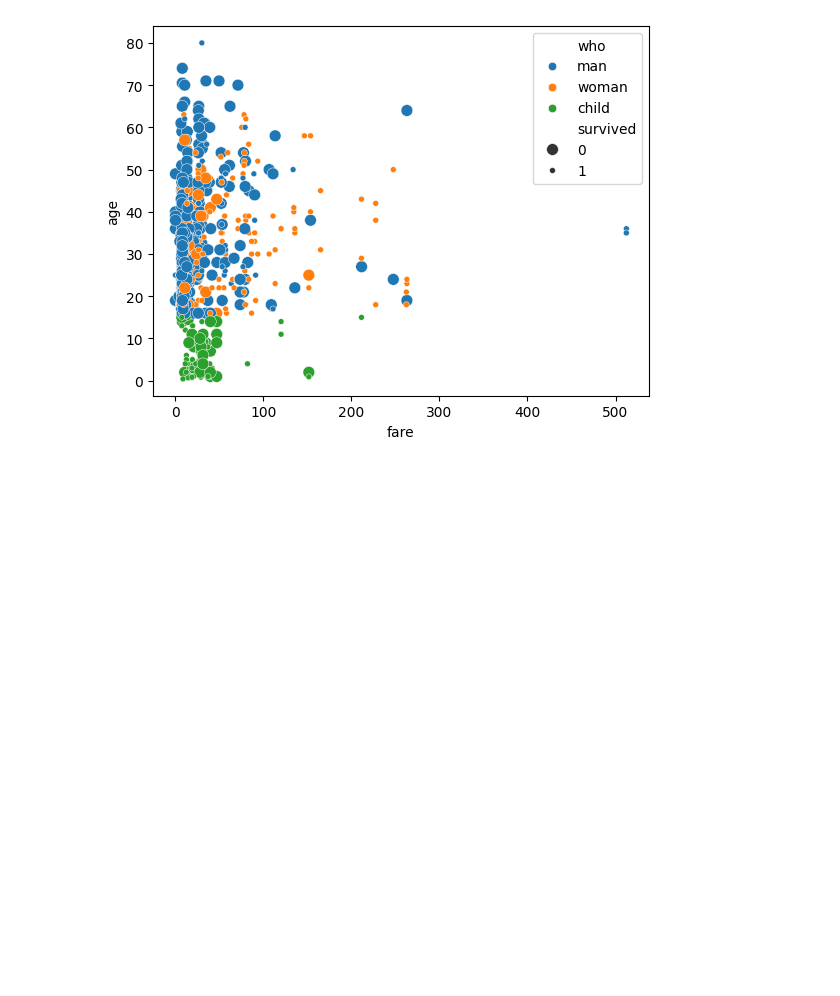
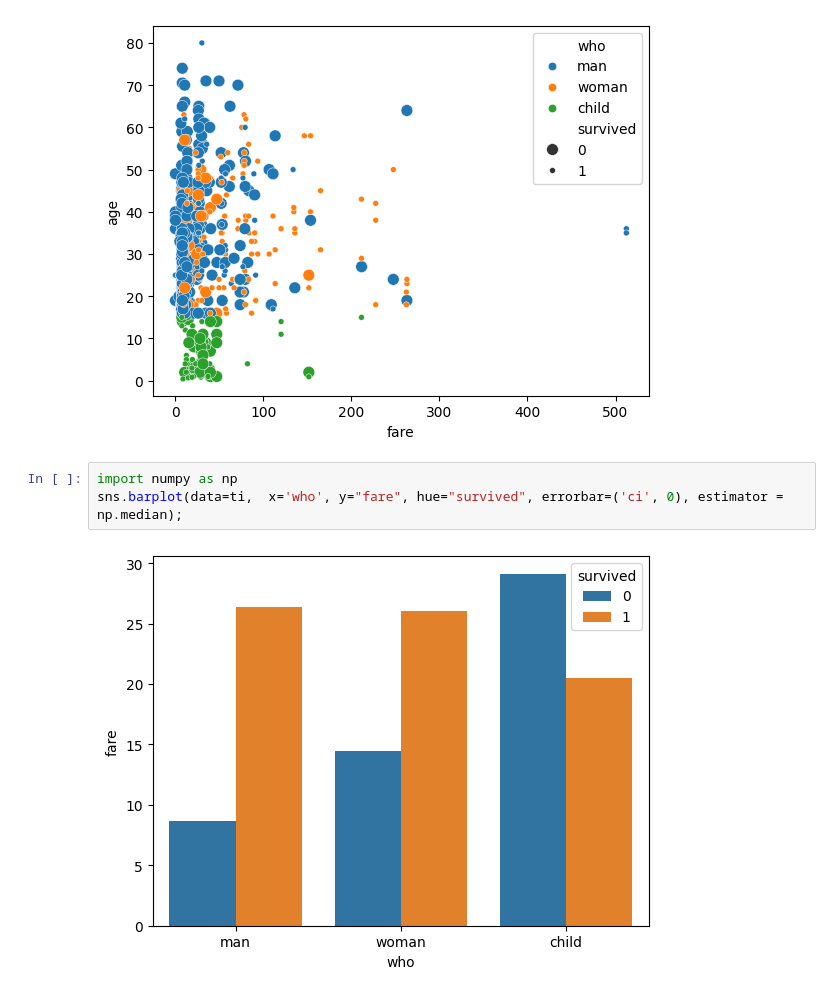
Before and after one commit to aseem-raspberry/OpenAI-Training, a Jupyter notebook: Sep24_002_EDA_Visuals.ipynb, the cells around one changed output. Saved outputs shown, nothing was run; the diff lists cells and outputs as text; blank space fills up the shorter version.

```diff
--- a/Sep24_002_EDA_Visuals.ipynb
+++ b/Sep24_002_EDA_Visuals.ipynb
@@ -315,3 +315,8 @@ sns.scatterplot(data=ti, x='fare', y='age',
                 size = 'survived');
 # %% [output]
 [figure]
+# %%
+import numpy as np
+sns.barplot(data=ti,  x='who', y="fare", hue="survived", errorbar=('ci', 0), estimator = np.median);
+# %% [output]
+[figure, added]
```
Also changed, not shown: parts of 4 cells of this notebook.
